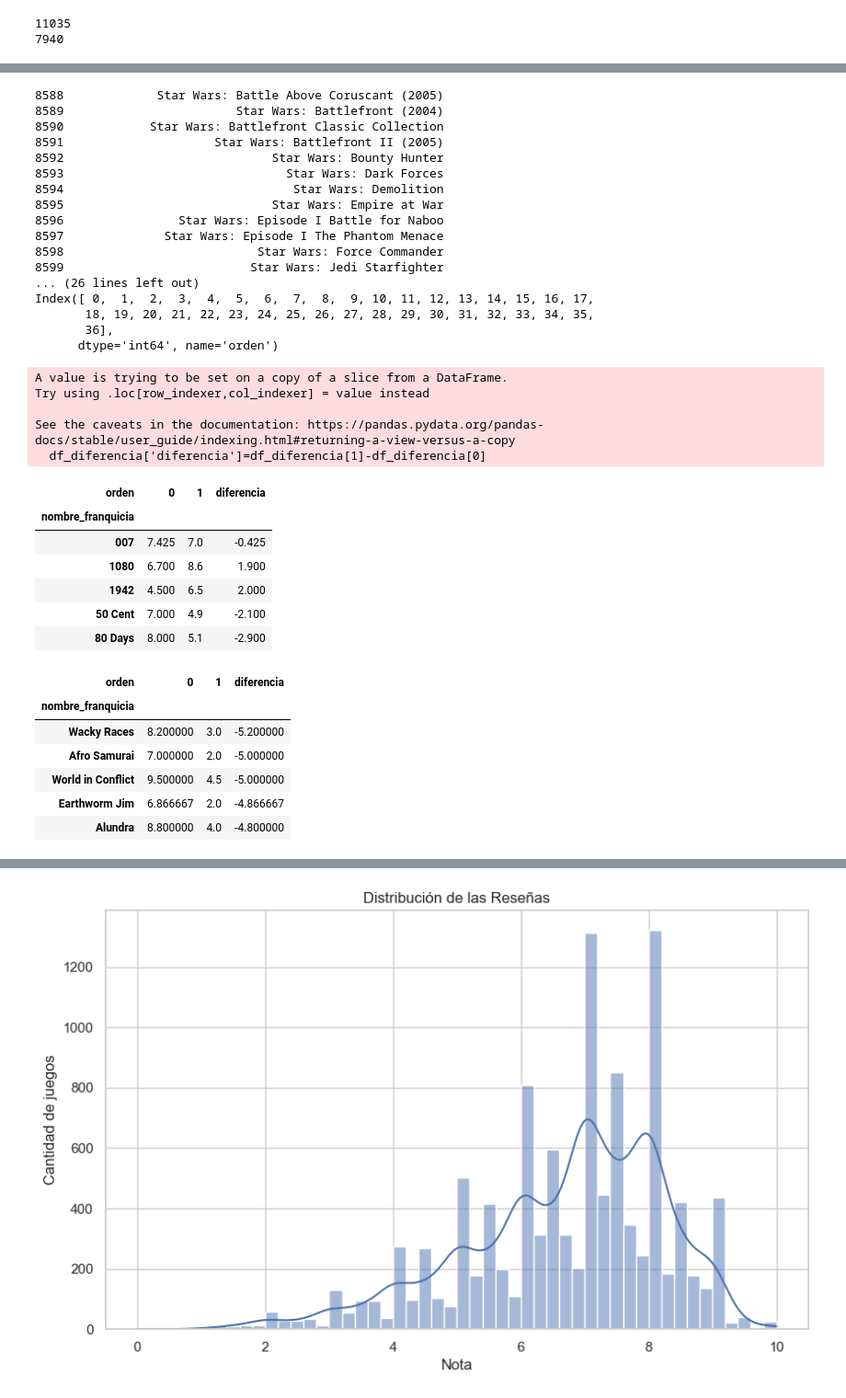
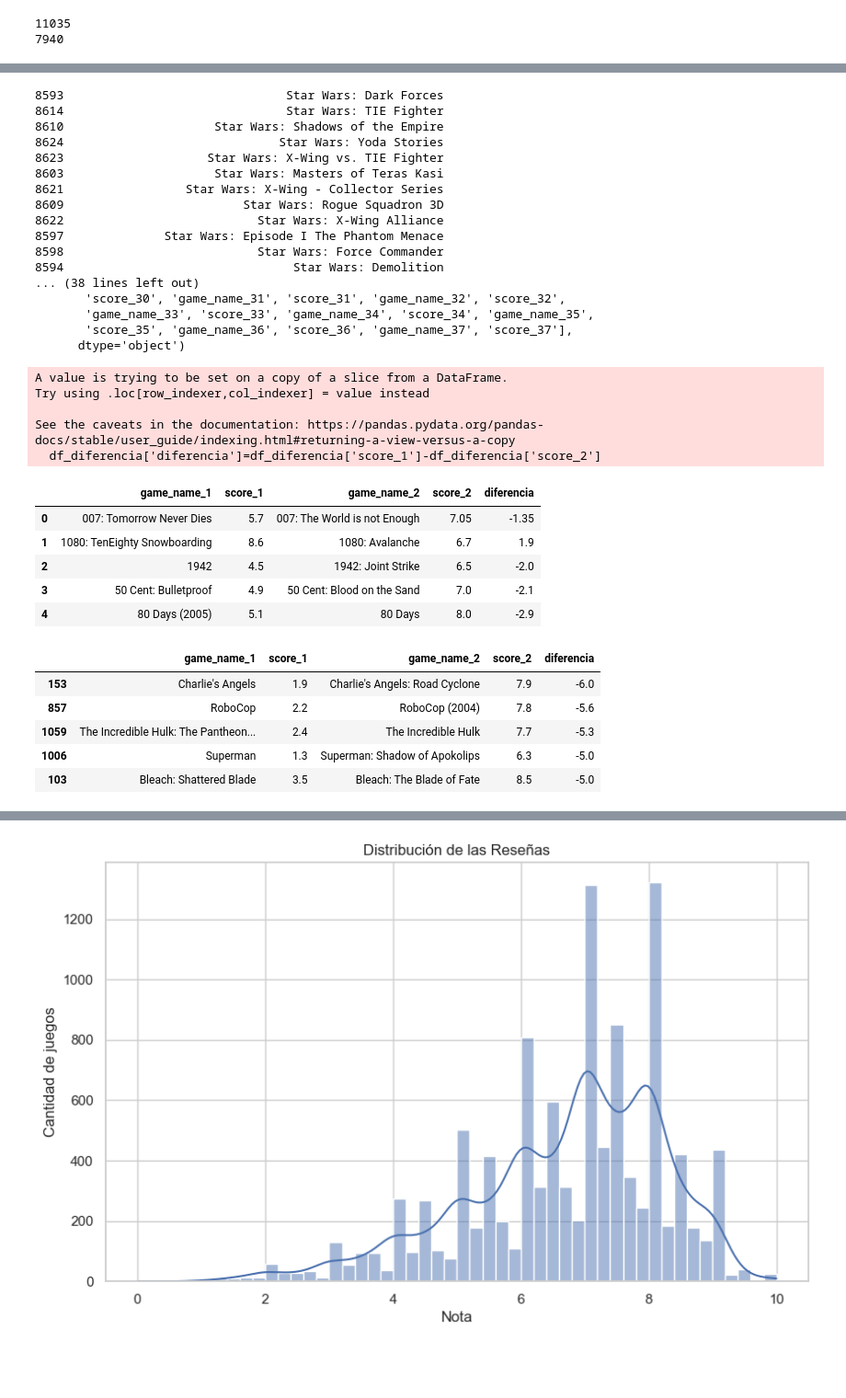
Before and after one commit to claudiocanales721/Proyecto-cs-de-datos, a Jupyter notebook: Partes_separadas_del_proyecto/Alonso/Proceso.ipynb, the cells around one changed output, grey strips where cells are left out. Shown: that part at 92% size. Saved outputs shown, nothing was run; the diff lists cells and outputs as text; code cells hidden in the pictures; blank space fills up the shorter version.

```diff
--- a/Partes_separadas_del_proyecto/Alonso/Proceso.ipynb
+++ b/Partes_separadas_del_proyecto/Alonso/Proceso.ipynb
@@ -269,5 +287,5 @@ print(len(Sagas))
 7940
 # %%
 df_limpio = df_limpio.sort_values(by=['nombre_franquicia','publish_date'])
-
-df_limpio = df_limpio.groupby('nombre_franquicia').first().reset_index()
+df_limpio= df_limpio[['nombre_franquicia', 'game_name', 'score', 'publish_date', 'game_id']]
+df_limpio.head()
@@ -295,6 +328,10 @@ memory usage: 237.0+ KB
 # %%
-df_juegosagas['orden']=df_juegosagas.groupby('nombre_franquicia').cumcount()
-saga_pivot=df_juegosagas.pivot_table(index='nombre_franquicia', columns='orden',
-                                    values='score', aggfunc='first')
-saga_pivot[saga_pivot[36].isnull()==False].head()
+df_juegosagas.sort_values(by=['nombre_franquicia', 'publish_date'], inplace=True)
+df_juegosagas['orden']=df_juegosagas.groupby('nombre_franquicia').cumcount() + 1
+saga_pivot=df_juegosagas.pivot(index='nombre_franquicia', columns='orden',
+                                    values=['score','game_name'])
+saga_pivot = saga_pivot.sort_index(axis=1, level=1)
+saga_pivot.columns = [f'{val}_{pos}' for val, pos in saga_pivot.columns]
+saga_pivot.reset_index(inplace=True)
+saga_pivot.head()
 # %% [output]
@@ -311,50 +355,48 @@ See the caveats in the documentation: https://pandas.pydata.org/pandas-docs/stab
 print(df_limpio[df_limpio['nombre_franquicia']=='Star Wars']['game_name'])
 print(saga_pivot.columns)
 # %% [output]
-8588             Star Wars: Battle Above Coruscant (2005)
-8589                        Star Wars: Battlefront (2004)
-8590            Star Wars: Battlefront Classic Collection
-8591                     Star Wars: Battlefront II (2005)
-8592                             Star Wars: Bounty Hunter
 8593                               Star Wars: Dark Forces
-8594                                Star Wars: Demolition
-8595                             Star Wars: Empire at War
-8596                Star Wars: Episode I Battle for Naboo
+8614                               Star Wars: TIE Fighter
+8610                     Star Wars: Shadows of the Empire
+8624                              Star Wars: Yoda Stories
+8623                    Star Wars: X-Wing vs. TIE Fighter
+8603                     Star Wars: Masters of Teras Kasi
+8621                 Star Wars: X-Wing - Collector Series
+8609                         Star Wars: Rogue Squadron 3D
+8622                           Star Wars: X-Wing Alliance
 8597              Star Wars: Episode I The Phantom Menace
 8598                           Star Wars: Force Commander
-8599                          Star Wars: Jedi Starfighter
-... (26 lines left out)
-Index([ 0,  1,  2,  3,  4,  5,  6,  7,  8,  9, 10, 11, 12, 13, 14, 15, 16, 17,
-       18, 19, 20, 21, 22, 23, 24, 25, 26, 27, 28, 29, 30, 31, 32, 33, 34, 35,
-       36],
-      dtype='int64', name='orden')
+8594                                Star Wars: Demolition
+... (38 lines left out)
+       'score_30', 'game_name_31', 'score_31', 'game_name_32', 'score_32',
+       'game_name_33', 'score_33', 'game_name_34', 'score_34', 'game_name_35',
+       'score_35', 'game_name_36', 'score_36', 'game_name_37', 'score_37'],
+      dtype='object')
 # %%
-df_diferencia=saga_pivot[[ 0, 1]]
-df_diferencia['diferencia']=df_diferencia[1]-df_diferencia[0]
+df_diferencia=saga_pivot[['game_name_1', 'score_1', 'game_name_2', 'score_2']]
+df_diferencia['diferencia']=df_diferencia['score_1']-df_diferencia['score_2']
 df_diferencia.head()
 # %% [output]
 A value is trying to be set on a copy of a slice from a DataFrame.
 Try using .loc[row_indexer,col_indexer] = value instead
 
 See the caveats in the documentation: https://pandas.pydata.org/pandas-docs/stable/user_guide/indexing.html#returning-a-view-versus-a-copy
-  df_diferencia['diferencia']=df_diferencia[1]-df_diferencia[0]
+  df_diferencia['diferencia']=df_diferencia['score_1']-df_diferencia['score_2']
-| orden | 0 | 1 | diferencia |
-| nombre_franquicia |  |  |  |
-| 007 | 7.425 | 7.0 | -0.425 |
-| 1080 | 6.700 | 8.6 | 1.900 |
-| 1942 | 4.500 | 6.5 | 2.000 |
-| 50 Cent | 7.000 | 4.9 | -2.100 |
-| 80 Days | 8.000 | 5.1 | -2.900 |
+|  | game_name_1 | score_1 | game_name_2 | score_2 | diferencia |
+| 0 | 007: Tomorrow Never Dies | 5.7 | 007: The World is not Enough | 7.05 | -1.35 |
+| 1 | 1080: TenEighty Snowboarding | 8.6 | 1080: Avalanche | 6.7 | 1.9 |
+| 2 | 1942 | 4.5 | 1942: Joint Strike | 6.5 | -2.0 |
+| 3 | 50 Cent: Bulletproof | 4.9 | 50 Cent: Blood on the Sand | 7.0 | -2.1 |
+| 4 | 80 Days (2005) | 5.1 | 80 Days | 8.0 | -2.9 |
 # %%
 df_diferencia.sort_values(by='diferencia').head()
 # %% [output]
-| orden | 0 | 1 | diferencia |
-| nombre_franquicia |  |  |  |
-| Wacky Races | 8.200000 | 3.0 | -5.200000 |
-| Afro Samurai | 7.000000 | 2.0 | -5.000000 |
-| World in Conflict | 9.500000 | 4.5 | -5.000000 |
-| Earthworm Jim | 6.866667 | 2.0 | -4.866667 |
-| Alundra | 8.800000 | 4.0 | -4.800000 |
+|  | game_name_1 | score_1 | game_name_2 | score_2 | diferencia |
+| 153 | Charlie's Angels | 1.9 | Charlie's Angels: Road Cyclone | 7.9 | -6.0 |
+| 857 | RoboCop | 2.2 | RoboCop (2004) | 7.8 | -5.6 |
+| 1059 | The Incredible Hulk: The Pantheon... | 2.4 | The Incredible Hulk | 7.7 | -5.3 |
+| 1006 | Superman | 1.3 | Superman: Shadow of Apokolips | 6.3 | -5.0 |
+| 103 | Bleach: Shattered Blade | 3.5 | Bleach: The Blade of Fate | 8.5 | -5.0 |
 # %%
 df_diferencia.sort_values(by='diferencia', ascending=False).head()
 # %% [output]
```
Also changed, not shown: parts of 10 cells of this notebook, 1 other file.
